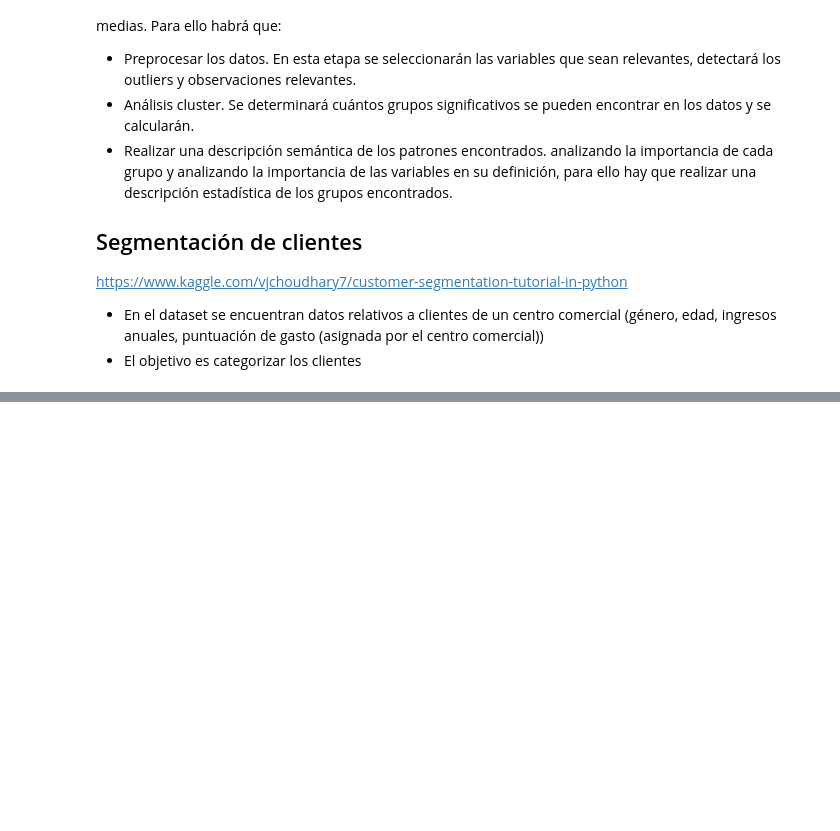
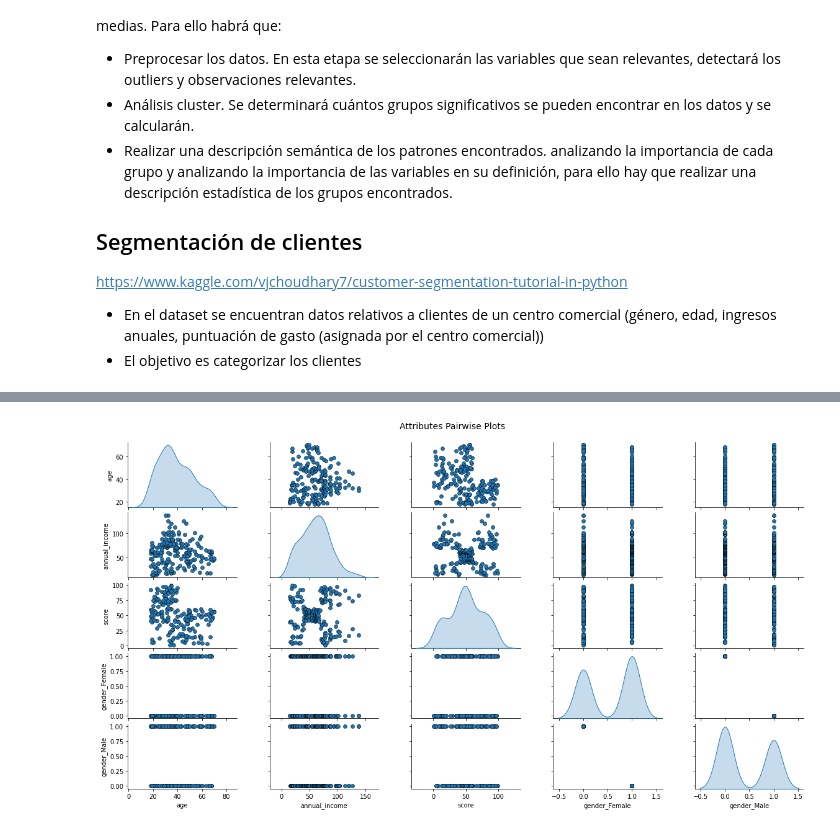
Before and after one commit to MattJCR/APRENDIZAJE-NO-SUPERVISADO-KMEANS, a Jupyter notebook: APRENDIZAJE_NO_SUPERVISADO_KMEANS_Segmentación_de_clientes.ipynb, the cells around one changed output, grey strips where cells are left out. Cells and saved outputs as stored; diff of their text form; code cells hidden in the pictures; blank space fills up the shorter version.

```diff
--- a/APRENDIZAJE_NO_SUPERVISADO_KMEANS_Segmentación_de_clientes.ipynb
+++ b/APRENDIZAJE_NO_SUPERVISADO_KMEANS_Segmentación_de_clientes.ipynb
@@ -14,0 +199,11 @@ https://www.kaggle.com/vjchoudhary7/customer-segmentation-tutorial-in-python
+# %%
+cols = list(df.columns)
+pp = sns.pairplot(df[cols], size=1.8, aspect=1.8,
+                  plot_kws=dict(edgecolor="k", linewidth=0.5),
+                  diag_kind="kde", diag_kws=dict(shade=True))
+
+fig = pp.fig
+fig.subplots_adjust(top=0.93, wspace=0.3)
+t = fig.suptitle('Attributes Pairwise Plots', fontsize=14)
+# %% [output]
+[figure, added]
```
Also changed, not shown: parts of 76 cells of this notebook.
